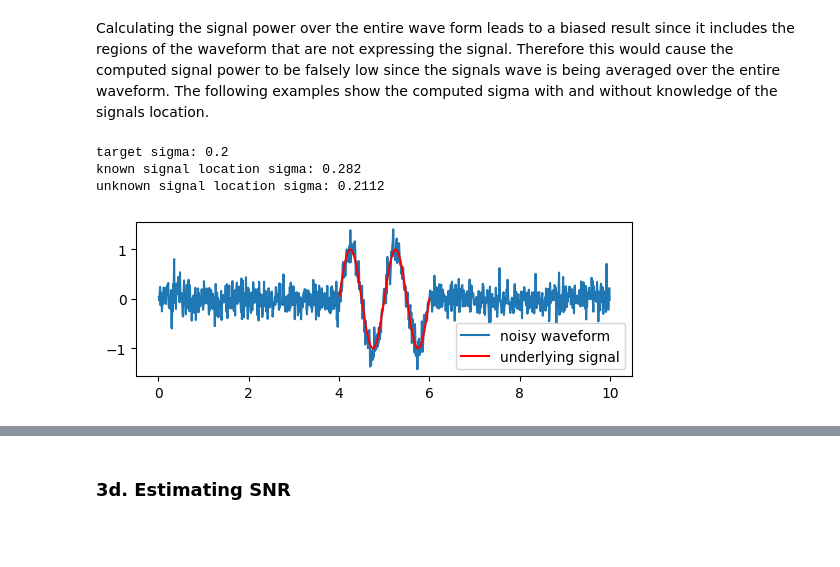
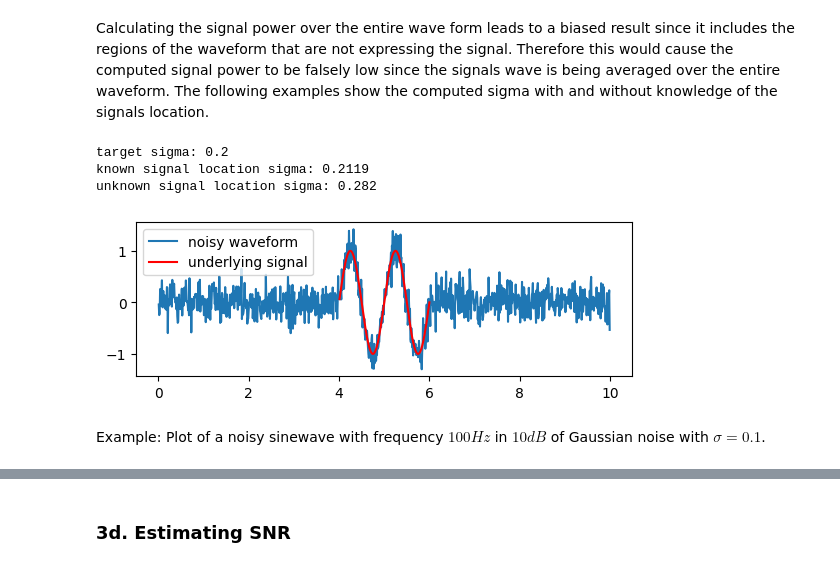
Before and after one commit to finnhittson/csds464, a Jupyter notebook: 464-A3a_fxh157_files/A3a_fxh157.ipynb, the cells around one changed output, grey strips where cells are left out. Cells and saved outputs as stored; diff of their text form; code cells hidden in the pictures; blank space fills up the shorter version.

```diff
--- a/464-A3a_fxh157_files/A3a_fxh157.ipynb
+++ b/464-A3a_fxh157_files/A3a_fxh157.ipynb
@@ -113,0 +153,3 @@ a3a.plot_noisysignal(t, y+n, title="Gammatone")
+# %%
+t, y, n = a3a.noisysignal(t0=0, tn=0.1, g=a1b.gammatone, fs=5000, tau=0.01, T=0.06, s=0.000025, f=100)
+a3a.plot_noisysignal(t, y+n, title="Noisy gammatone")
@@ -118,35 +162,37 @@ Calculating the signal power over the entire wave form leads to a biased result
 # %%
 s = 0.2
 sigma_known = sigma_unknown = 0
 N = 100
 fs = 100
 tau = 4
 T = 2
 
 for _ in range(N):
     t, x, n = a3a.noisysignal(t0=0, tn=10, g=a1b.sinewave, fs=fs, tau=tau, T=T, s=s)
 
     Ps_known = a3a.power((x+n)[fs*tau:fs*(tau+T)])
     Ps_known = a3a.power(np.concatenate((n[:fs*tau], n[fs*(tau+T):])))
     SNR_known = a3a.snr(Ps_known, Ps_known)
 
     Ps_unknown = a3a.power(x+n)
     Pn_unknown = a3a.power(n)
     SNR_unknown = a3a.snr(Ps_unknown, Pn_unknown)
 
-    sigma_known += a3a.snr2sigma(x, snr=SNR_known)
-    sigma_unknown += a3a.snr2sigma(x, snr=SNR_unknown)
+    sigma_known += a3a.snr2sigma(x, snr=SNR_unknown)
+    sigma_unknown += a3a.snr2sigma(x, snr=SNR_known)
 
 print(f"target sigma: {s}")
 print(f"known signal location sigma: {round(sigma_known/N, 4)}")
 print(f"unknown signal location sigma: {round(sigma_unknown/N, 4)}")
 plt.figure().set_figheight(2)
 plt.plot(t, x+n, label="noisy waveform")
 plt.plot(t[400:600], x[400:600], 'r', label="underlying signal")
 plt.legend()
 plt.show()
 # %% [output]
 target sigma: 0.2
-known signal location sigma: 0.282
-unknown signal location sigma: 0.2112
+known signal location sigma: 0.2119
+unknown signal location sigma: 0.282
-[figure, old version]
+[figure, new version]
+# %% [markdown]
+Example: Plot of a noisy sinewave with frequency $100Hz$ in $10dB$ of Gaussian noise with $\sigma=0.1$.
```
Also changed, not shown: parts of 58 cells of this notebook, 6 other files.
